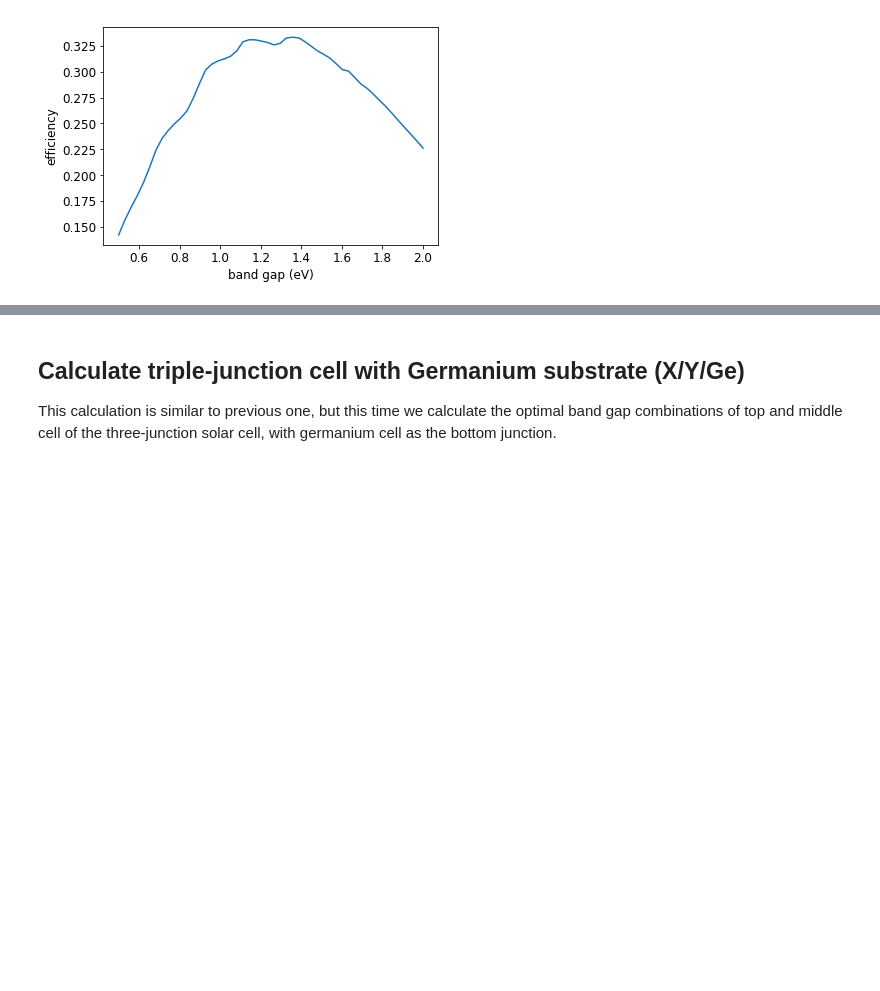
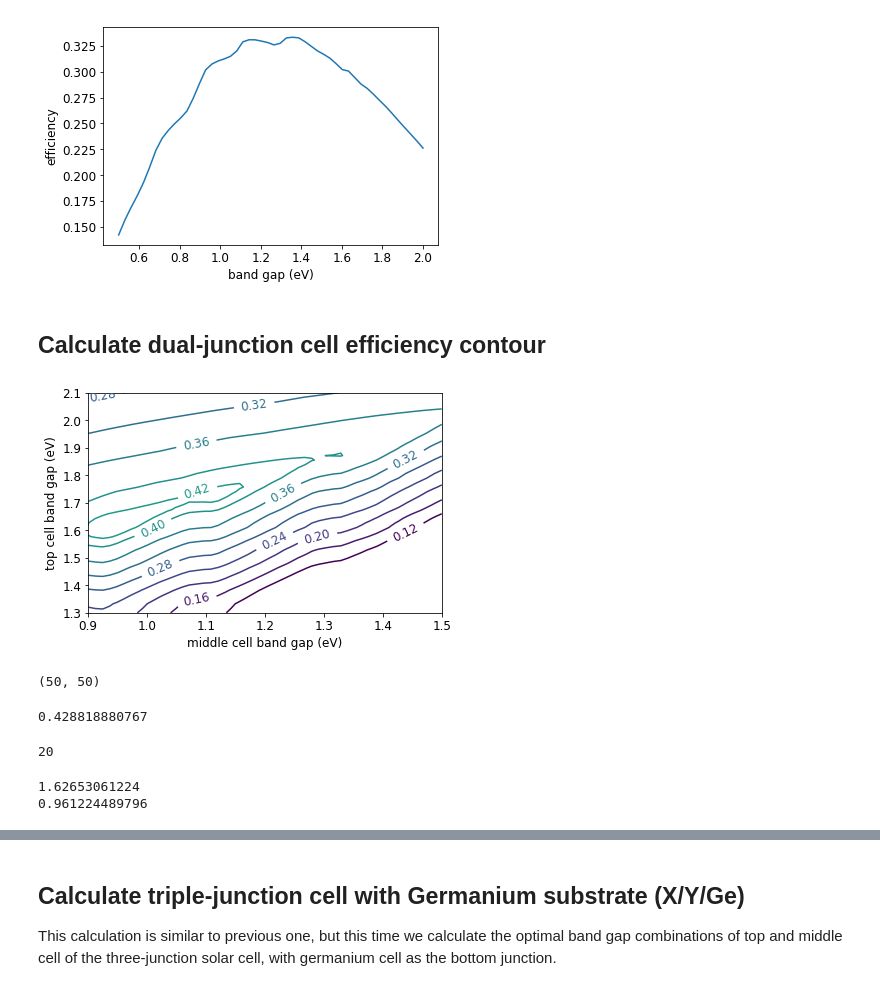
Before and after one commit to kanhua/pypvcell, a Jupyter notebook: demos/efficiency_vs_bandgap.ipynb, the cells around one changed output, grey strips where cells are left out. Drawn from its saved outputs; the diff is of its cells as text; code cells hidden in the pictures; blank space fills up the shorter version.

```diff
--- a/demos/efficiency_vs_bandgap.ipynb
+++ b/demos/efficiency_vs_bandgap.ipynb
@@ -62,3 +65,51 @@ plt.ylabel("efficiency")
 # %% [output]
 <matplotlib.text.Text at 0x...>
 [figure]
+# %% [markdown]
+## Calculate dual-junction cell efficiency contour
+# %%
+def get_2j_eta(conc_ill):
+    top_eg=np.linspace(1.3,2.1,num=50) # Set up range of top cell band gaps
+    mid_eg=np.linspace(0.9,1.5,num=50)# Set up range of middle cell band gaps
+
+    eta=np.zeros((50,50)) # Initialize an array for storing efficiencies
+
+    ge_cell=SQCell(eg=0.67,cell_T=293)
+    for i,teg in enumerate(top_eg):
+        for j,beg in enumerate(mid_eg):
+            tc=SQCell(eg=teg,cell_T=293) # Set up top cell
+            bc=SQCell(eg=beg,cell_T=293) # Set up bottom cell
+            mj=MJCell([tc, bc]) # Make multijunction cell by "streaming" the 1J cells
+            mj.set_input_spectrum(conc_ill) # Set up the illumination
+            eta[i,j]=mj.get_eta() # Store the calculated efficiency in an array
+    return top_eg,mid_eg,eta
+# %%
+ill=Illumination("AM1.5g",concentration=1)
+top_eg,mid_eg,eta=get_2j_eta(ill)
+# %%
+levels=np.unique(np.concatenate((np.arange(0.12,0.7,step=0.04),[0.42,0.44])))
+cs=plt.contour(mid_eg,top_eg,eta,levels)
+plt.clabel(cs,levels, fontsize=12, inline=1,fmt="%.2f")
+plt.xlabel("middle cell band gap (eV)")
+plt.ylabel("top cell band gap (eV)")
+plt.tight_layout()
+plt.savefig("2J_one_sun.pdf")
+# %% [output]
+[figure, added]
+# %%
+eta.shape
+# %% [output]
+(50, 50)
+# %%
+print(np.max(eta))
+nar=np.argmax(eta)
+nar//eta.shape[0]
+# %% [output]
+0.428818880767
+20
+# %%
+print(top_eg[nar//eta.shape[1]])
+print(mid_eg[np.mod(nar,eta.shape[1])])
+# %% [output]
+1.62653061224
+0.961224489796
```
Also changed, not shown: parts of 5 cells of this notebook, 1 other file.
